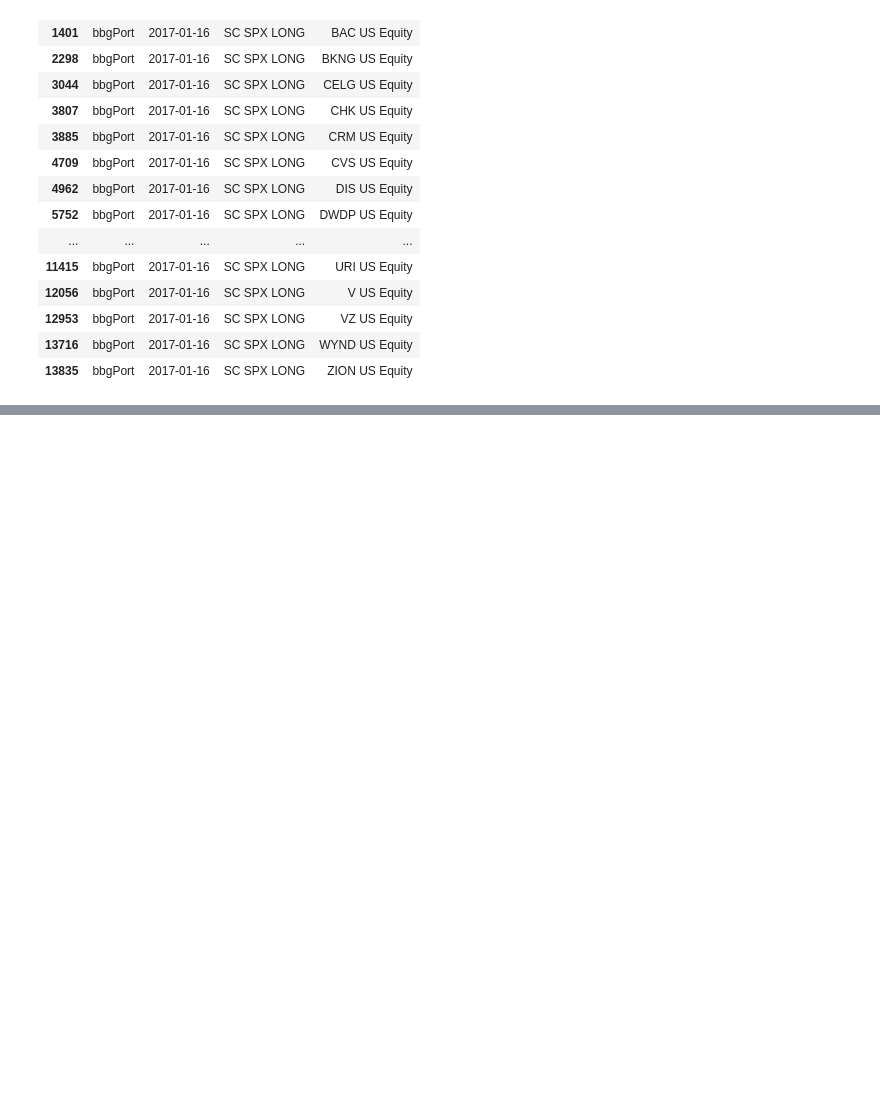
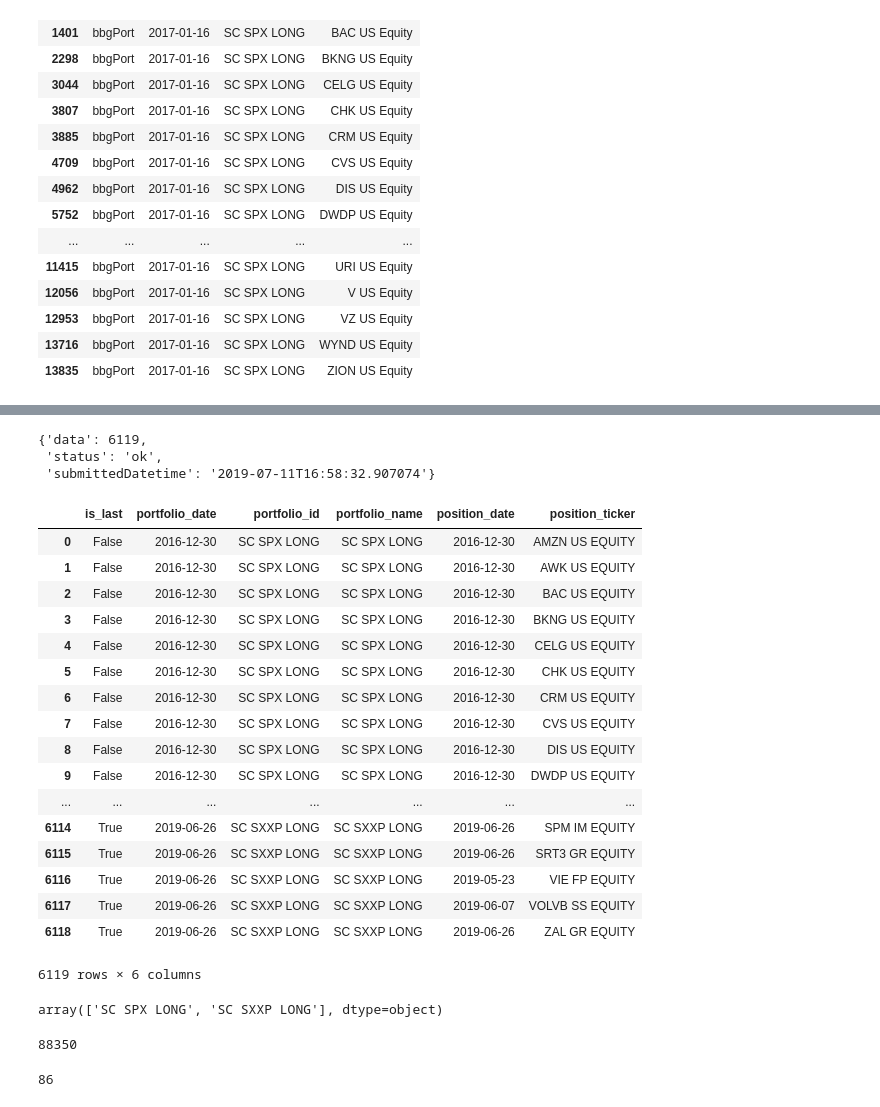
Before and after one commit to stouff-capital/com-stouffcapital-tableau, a Jupyter notebook: tests.ipynb, the cells around one changed output, grey strips where cells are left out. Cells and saved outputs as stored; diff of their text form; code cells hidden in the pictures; blank space fills up the shorter version.

```diff
--- a/tests.ipynb
+++ b/tests.ipynb
@@ -291,0 +321,65 @@ df[ df['srcDate'] ==  '2017-01-16']
+# %%
+file = 'SC SXXP LONG.xlsx'
+df = pd.read_excel( file )
+#df.head()
+
+data = []
+
+for tag in df.to_dict(orient='records'):
+    data.append({
+        'portfolio_id': file.split('.')[0],
+        'portfolio_name': file.split('.')[0],
+        'portfolio_date': tag['RebalancedDate'].strftime('%Y-%m-%d'),
+        'position_ticker': tag['PK'],
+        'position_date':  f'20{tag["Cost Date"][-2:]}-{tag["Cost Date"][:2]}-{tag["Cost Date"][3:5]}'
+
+    })
+
+df = pd.DataFrame(data)
+df.head()
+
+res = requests.post(
+    f'http://localhost:5000/tableau/data/scport/upload',
+    json={ 'data': df.to_dict(orient='records') },
+    auth=HTTPBasicAuth(os.getenv('BASIC_AUTH_USERNAME'), os.getenv('BASIC_AUTH_PASSWORD'))
+)
+json.loads(res.content)
+# %% [output]
+{'data': 6119,
+ 'status': 'ok',
+ 'submittedDatetime': '2019-07-11T16:58:32.907074'}
+# %%
+df = pd.read_json('http://localhost:5000/tableau/data/scport')
+df
+# %% [output]
+|  | is_last | portfolio_date | portfolio_id | portfolio_name | position_date | position_ticker |
+| 0 | False | 2016-12-30 | SC SPX LONG | SC SPX LONG | 2016-12-30 | AMZN US EQUITY |
+| 1 | False | 2016-12-30 | SC SPX LONG | SC SPX LONG | 2016-12-30 | AWK US EQUITY |
+| 2 | False | 2016-12-30 | SC SPX LONG | SC SPX LONG | 2016-12-30 | BAC US EQUITY |
+| 3 | False | 2016-12-30 | SC SPX LONG | SC SPX LONG | 2016-12-30 | BKNG US EQUITY |
+| 4 | False | 2016-12-30 | SC SPX LONG | SC SPX LONG | 2016-12-30 | CELG US EQUITY |
+| 5 | False | 2016-12-30 | SC SPX LONG | SC SPX LONG | 2016-12-30 | CHK US EQUITY |
+| 6 | False | 2016-12-30 | SC SPX LONG | SC SPX LONG | 2016-12-30 | CRM US EQUITY |
+| 7 | False | 2016-12-30 | SC SPX LONG | SC SPX LONG | 2016-12-30 | CVS US EQUITY |
+| 8 | False | 2016-12-30 | SC SPX LONG | SC SPX LONG | 2016-12-30 | DIS US EQUITY |
+| 9 | False | 2016-12-30 | SC SPX LONG | SC SPX LONG | 2016-12-30 | DWDP US EQUITY |
+| ... | ... | ... | ... | ... | ... | ... |
+| 6114 | True | 2019-06-26 | SC SXXP LONG | SC SXXP LONG | 2019-06-26 | SPM IM EQUITY |
+| 6115 | True | 2019-06-26 | SC SXXP LONG | SC SXXP LONG | 2019-06-26 | SRT3 GR EQUITY |
+| 6116 | True | 2019-06-26 | SC SXXP LONG | SC SXXP LONG | 2019-05-23 | VIE FP EQUITY |
+| 6117 | True | 2019-06-26 | SC SXXP LONG | SC SXXP LONG | 2019-06-07 | VOLVB SS EQUITY |
+| 6118 | True | 2019-06-26 | SC SXXP LONG | SC SXXP LONG | 2019-06-26 | ZAL GR EQUITY |
+6119 rows × 6 columns
+# %%
+df.portfolio_name.unique()
+# %% [output]
+array(['SC SPX LONG', 'SC SXXP LONG'], dtype=object)
+# %%
+len(pd.read_json('http://localhost:5000/tableau/data/scport/histo'))
+# %% [output]
+88350
+# %%
+df = pd.read_json('http://localhost:5000/tableau/data/scport/last')
+len(df)
+# %% [output]
+86
```
Also changed, not shown: parts of 34 cells of this notebook, 2 other files.
